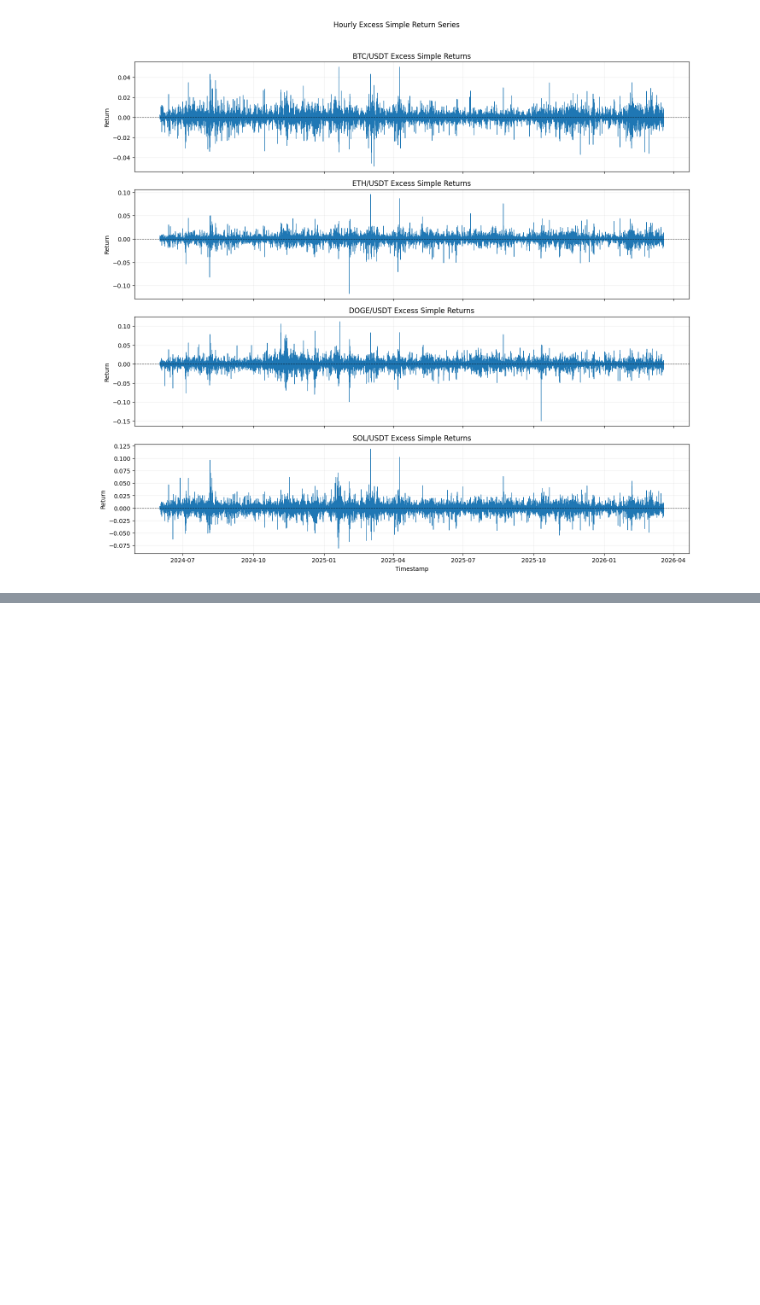
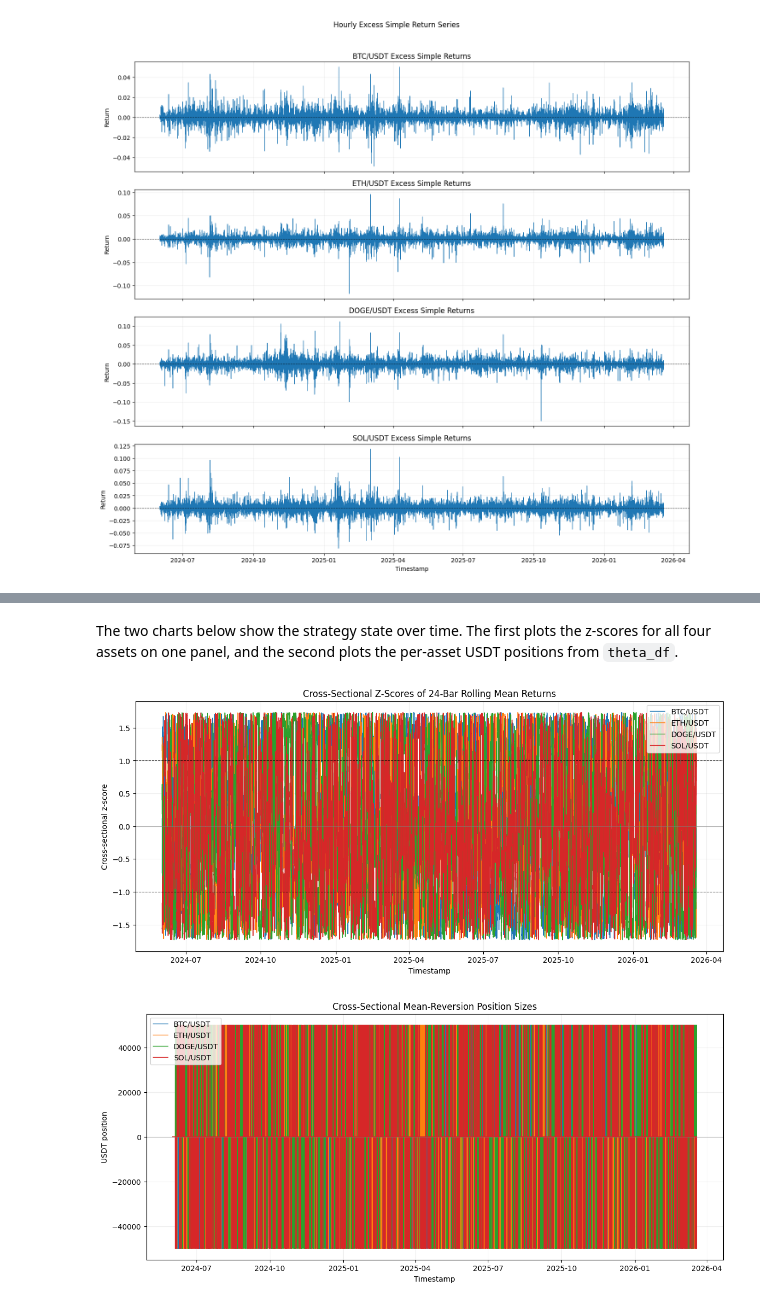
Before and after one commit to PeterLP123/Algo-Trading-Project, a Jupyter notebook: strategy.ipynb, the cells around one changed output, grey strips where cells are left out. Saved outputs shown, nothing was run; the diff lists cells and outputs as text; code cells hidden in the pictures; blank space fills up the shorter version.

```diff
--- a/strategy.ipynb
+++ b/strategy.ipynb
@@ -325,0 +521,18 @@ plt.show()
+# %%
+ASSET_COLUMNS = SYMBOLS
+ROLLING_MEAN_WINDOW = 24
+
+close_df = pd.concat(
+    [flagged_frames[symbol]["close"].rename(symbol) for symbol in ASSET_COLUMNS],
+    axis=1,
+).dropna()
+
+return_df = close_df.pct_change()
+rolling_mean_return_df = return_df.rolling(ROLLING_MEAN_WINDOW).mean()
+
+cross_sectional_mean = rolling_mean_return_df.mean(axis=1)
+cross_sectional_std = rolling_mean_return_df.std(axis=1, ddof=0).replace(0.0, np.nan)
+zscore_df = rolling_mean_return_df.sub(cross_sectional_mean, axis=0).div(cross_sectional_std, axis=0)
+
+display(close_df.tail())
+display(zscore_df.tail())
@@ -325,0 +651,29 @@ plt.show()
+# %% [markdown]
+The two charts below show the strategy state over time. The first plots the z-scores for all four assets on one panel, and the second plots the per-asset USDT positions from `theta_df`.
+# %%
+fig, ax = plt.subplots(figsize=(14, 6))
+for symbol in ASSET_COLUMNS:
+    ax.plot(zscore_df.index, zscore_df[symbol], lw=1.0, label=symbol)
+ax.axhline(1.0, color="black", lw=0.8, ls="--", alpha=0.7)
+ax.axhline(-1.0, color="black", lw=0.8, ls="--", alpha=0.7)
+ax.axhline(0.0, color="grey", lw=0.8, alpha=0.6)
+ax.set_title("Cross-Sectional Z-Scores of 24-Bar Rolling Mean Returns")
+ax.set_ylabel("Cross-sectional z-score")
+ax.set_xlabel("Timestamp")
+ax.grid(alpha=0.2)
+ax.legend(loc="best")
+plt.show()
+
+fig, ax = plt.subplots(figsize=(14, 6))
+for symbol in ASSET_COLUMNS:
+    ax.plot(theta_df.index, theta_df[symbol], lw=1.0, label=symbol)
+ax.axhline(0.0, color="grey", lw=0.8, alpha=0.6)
+ax.set_title("Cross-Sectional Mean-Reversion Position Sizes")
+ax.set_ylabel("USDT position")
+ax.set_xlabel("Timestamp")
+ax.grid(alpha=0.2)
+ax.legend(loc="best")
+plt.show()
+# %% [output]
+[figure, added]
+[figure, added]
```
Also changed, not shown: parts of 20 cells of this notebook, 1 other file.
